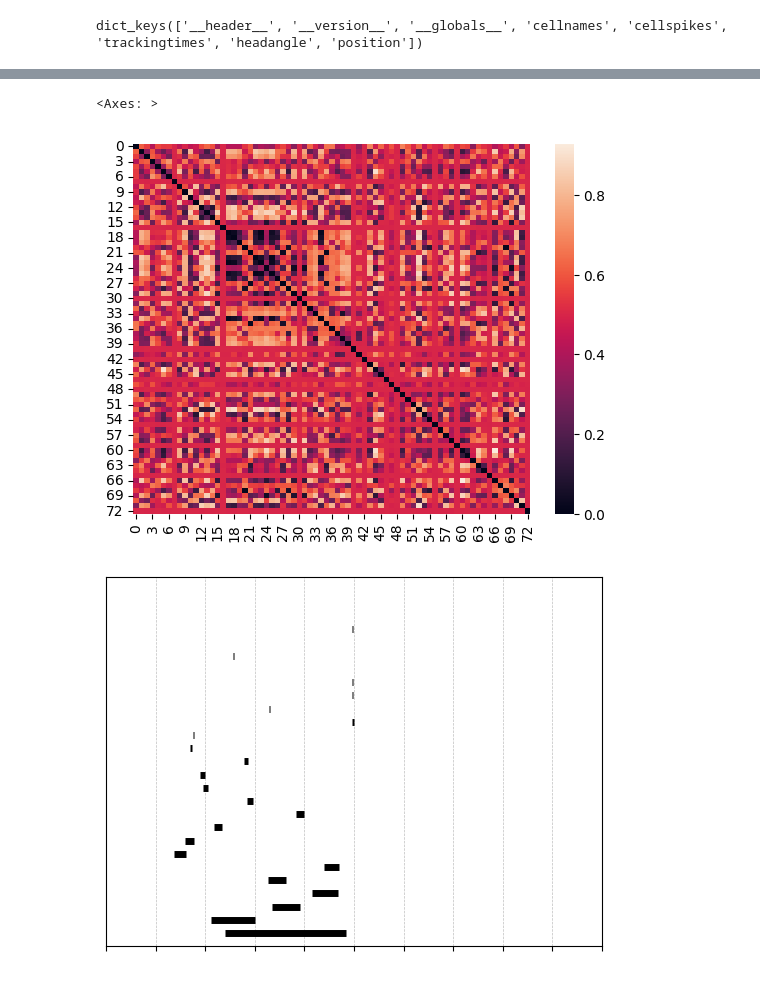
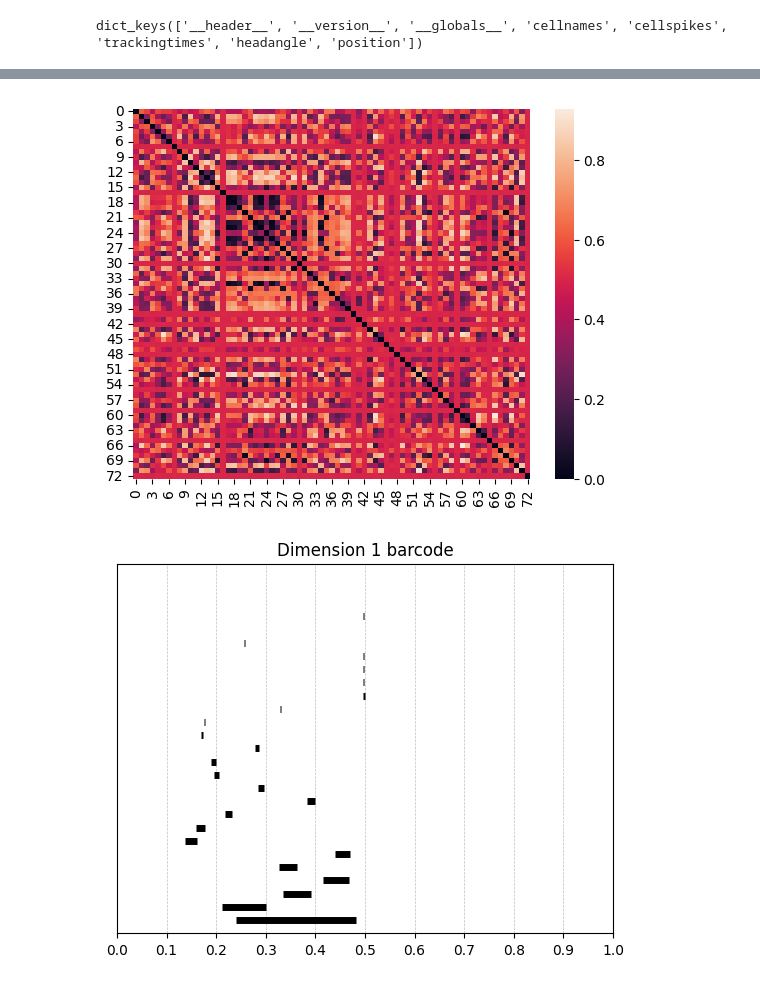
Before and after one commit to niko-schonsheck/SIAMAG25, a Jupyter notebook: mouse_head_dir.ipynb, the cells around one changed output, grey strips where cells are left out. Saved outputs shown, nothing was run; the diff lists cells and outputs as text; code cells hidden in the pictures.

```diff
--- a/mouse_head_dir.ipynb
+++ b/mouse_head_dir.ipynb
@@ -229,2 +402,11 @@ array([[ 0.        , 38.5629532 ],
 # %%
+# Let's have our mouse turn around seven times
+
 circular_positions = np.linspace(1, 7, 50000) % 1
+
+fig, ax = plt.subplots()
+
+ax.scatter(range(len(circular_positions)), circular_positions)
+ax.set_xlabel('Time')
+ax.set_ylabel('Heading on R/Z')
+plt.show()
@@ -250,2 +420,8 @@ array([[37.52105858, 38.42928473, 33.23646016, ..., 34.94069727,
 # %%
+# Compute correlation among neurons and turn into dissimilarity matrix with values normalized between 0 and 1
+
 correlation = np.corrcoef(response_matrix)
+
+dissimilarity_matrix = 1 + correlation
+dissimilarity_matrix /= np.max(dissimilarity_matrix)
+dissimilarity_matrix = 1 - dissimilarity_matrix
@@ -256,8 +428,12 @@ correlation = 1 - correlation
 # %%
-sns.heatmap(correlation)
+# Plot heatmap of dissimilarity matrix
+
+sns.heatmap(dissimilarity_matrix)
+plt.show()
 # %% [output]
-<Axes: >
 [figure]
 # %%
-result = ripser(correlation, distance_matrix = True)
+# Do Ripser calculation
+
+result = ripser(dissimilarity_matrix, distance_matrix = True)
 # %%
@@ -264,7 +442,7 @@ result = ripser(correlation, distance_matrix = True)
 dim_1_barcode = result['dgms'][1]
 # %%
 
-def plot_n_longest_bars(array, n):
+def plot_n_longest_bars(array, n, title = None):
     # Sort the array based on the width of the bars (x_end - x_start)
     sorted_array = sorted(array, key=lambda x: x[1] - x[0], reverse=True)
 
@@ -291,17 +469,21 @@ def plot_n_longest_bars(array, n):
     ax.set_yticklabels([])
 
     # Hide x-axis ticks and labels
-    ax.set_xticks([])
-    ax.set_xticklabels([])
+    # ax.set_xticks([])
+    # ax.set_xticklabels([])
 
     # Show grid lines
     ax.grid(True, axis='x', linestyle='--', linewidth=0.5, alpha=0.5, color='gray')
 
     plt.xticks(np.arange(0, 1.1, 0.1))
 
+    ax.set_title(title)
+
     # Show the plot
     plt.show()
 # %%
-plot_n_longest_bars(dim_1_barcode, 100)
+# Plot the barcode
+
+plot_n_longest_bars(dim_1_barcode, 100, title = 'Dimension 1 barcode')
 # %% [output]
-[figure, old version]
+[figure, new version]
```
Also changed, not shown: parts of 35 cells of this notebook, 1 other file.
